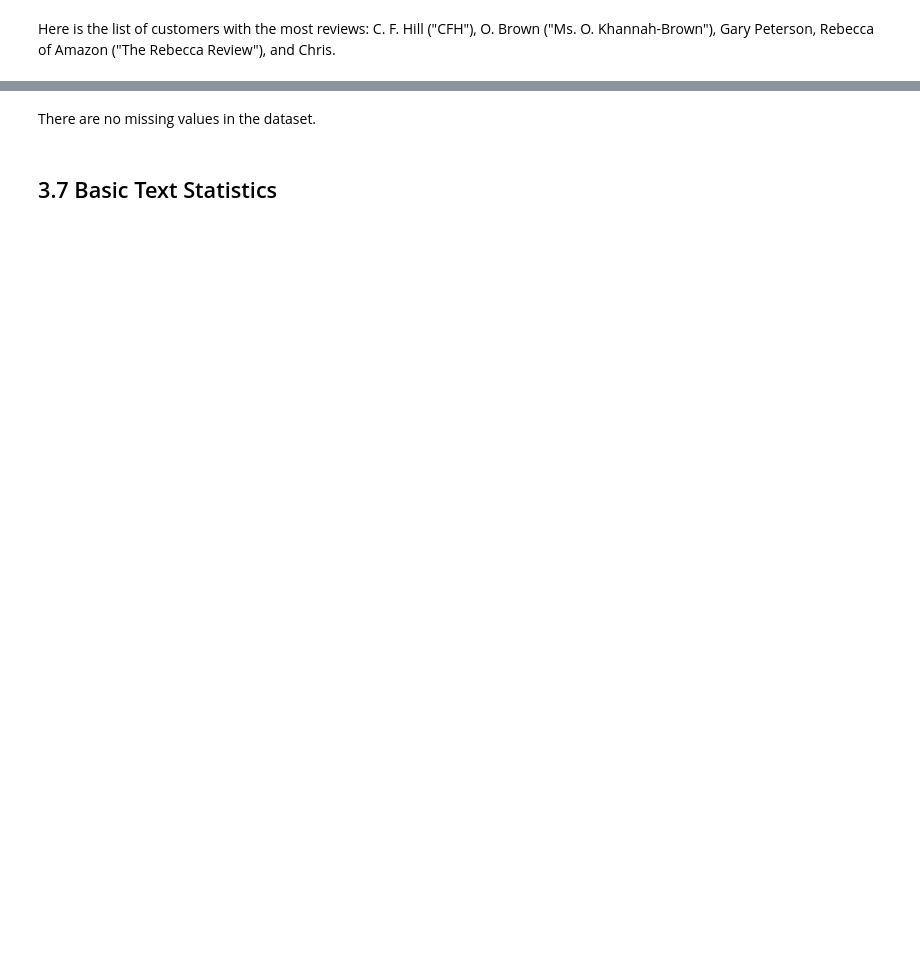
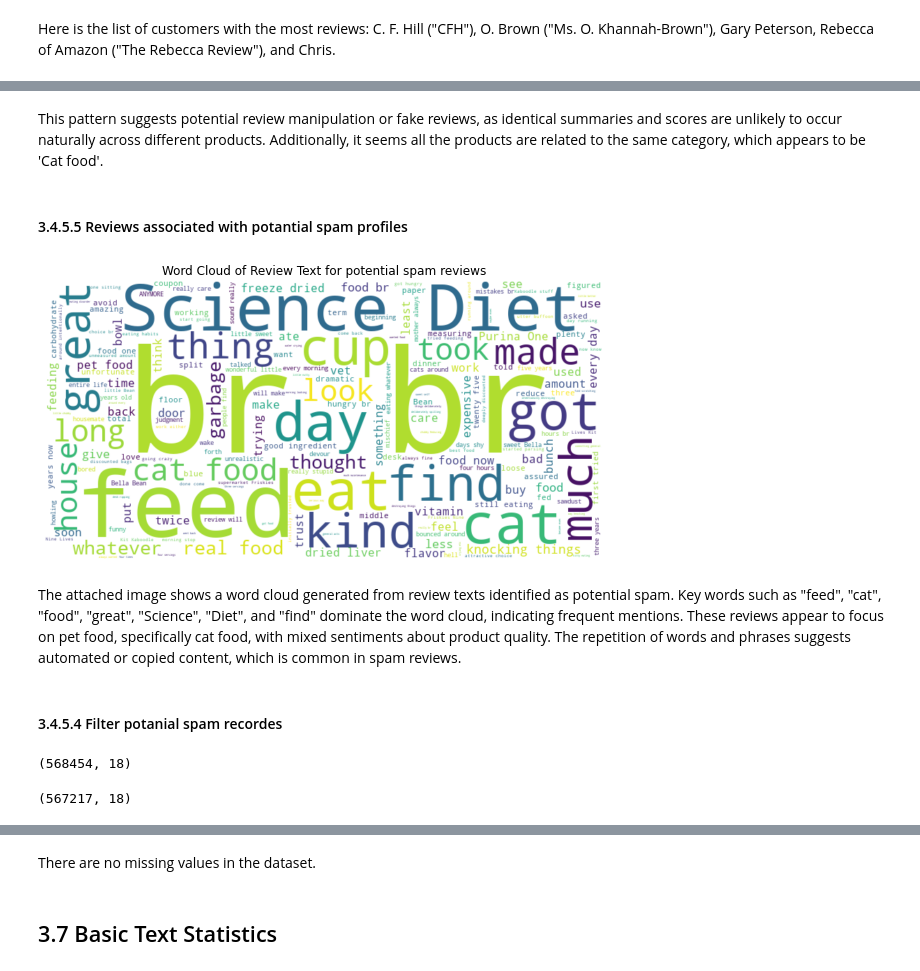
Before and after one commit to namozhdehi/Amazon-Fine-Food-Reviews, a Jupyter notebook: 03_exploratory_data_analysis.ipynb, the cells around one changed output, grey strips where cells are left out. Drawn from its saved outputs; the diff is of its cells as text; code cells hidden in the pictures; blank space fills up the shorter version.

```diff
--- a/03_exploratory_data_analysis.ipynb
+++ b/03_exploratory_data_analysis.ipynb
@@ -176,0 +449,19 @@ Here is the list of customers with the most reviews: C. F. Hill ("CFH"), O. Brow
+# %%
+ProfileNames = ['HTBK', 'christopher hayes', 'Paul Moskowitz',
+       'N. Ferguson "Two, Daisy, Hannah, and Kitten"',
+       'Nicholas Walker "Savage"', 'J. Hollister "Judy says"',
+       'Joe MacBu', 'Bballdude733', 'busybakers', 'FL Mom', 'Doctor D',
+       'Wendy Johnston "podlogic"', 'Melissa-Kae Leacock',
+       'B.O.B  AOJN "would be gourmet"', 'CatWoman',
+       'Shana "That\'s my opinion- I could be wrong!"', 'Basil Nestor',
+       'A. Winters "Be good humans."', 'ARA', 'A. Smith', 'Mark Bodzin',
+       'Zefran', 'Sandy "WR Gma"', 'mom of 2', 'GMG "GMG"', 'Orlando Mom']
+
+# Use .isin() to filter the DataFrame based on the ProfileNames list
+filtered_data = amazon_data[amazon_data['ProfileName'].isin(ProfileNames)]
+
+# Group by ProfileName and Score, and count the occurrences
+grouped_data = filtered_data.groupby(['ProductId','Summary', 'Score']).size().reset_index(name='Count').sort_values(by=['Count', 'ProductId', 'Score'], ascending=[False, False, False])
+
+# Print the grouped data
+grouped_data.head(28)
@@ -176,0 +486,31 @@ Here is the list of customers with the most reviews: C. F. Hill ("CFH"), O. Brow
+# %% [markdown]
+This pattern suggests potential review manipulation or fake reviews, as identical summaries and scores are unlikely to occur naturally across different products. Additionally, it seems all the products are related to the same category, which appears to be 'Cat food'.
+# %% [markdown]
+#### 3.4.5.5 Reviews associated with potantial spam profiles
+# %%
+spam_reviews = amazon_data[amazon_data['ProfileName'].isin(ProfileNames)]
+# %%
+from wordcloud import WordCloud
+
+# Combine all review texts
+text_combined = ' '.join(spam_reviews['Text'].astype(str))
+
+# Generate a word cloud
+wordcloud = WordCloud(width=800, height=400, background_color='white').generate(text_combined)
+
+# Plotting the word cloud
+plt.figure(figsize=(10, 6))
+plt.imshow(wordcloud, interpolation='bilinear')
+plt.axis('off')
+plt.title('Word Cloud of Review Text for potential spam reviews')
+plt.show()
+# %% [output]
+[figure, added]
+# %% [markdown]
+The attached image shows a word cloud generated from review texts identified as potential spam. Key words such as "feed", "cat", "food", "great", "Science", "Diet", and "find" dominate the word cloud, indicating frequent mentions. These reviews appear to focus on pet food, specifically cat food, with mixed sentiments about product quality. The repetition of words and phrases suggests automated or copied content, which is common in spam reviews.
+# %% [markdown]
+#### 3.4.5.4 Filter potanial spam recordes
+# %%
+amazon_data.shape
+# %% [output]
+(568454, 18)
@@ -176,0 +519,4 @@ Here is the list of customers with the most reviews: C. F. Hill ("CFH"), O. Brow
+# %%
+amazon_data.shape
+# %% [output]
+(567217, 18)
```
Also changed, not shown: parts of 47 cells of this notebook.
